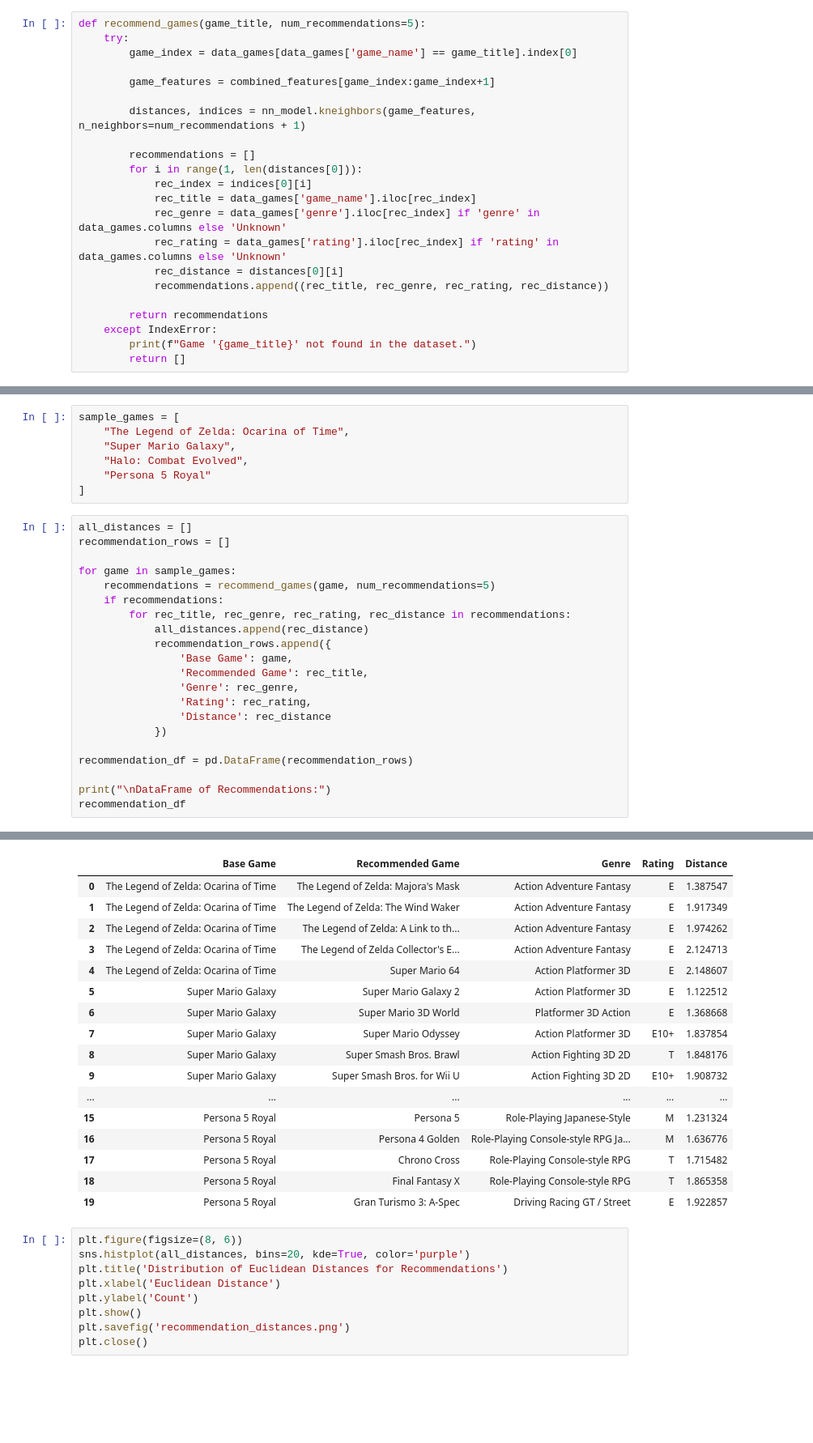
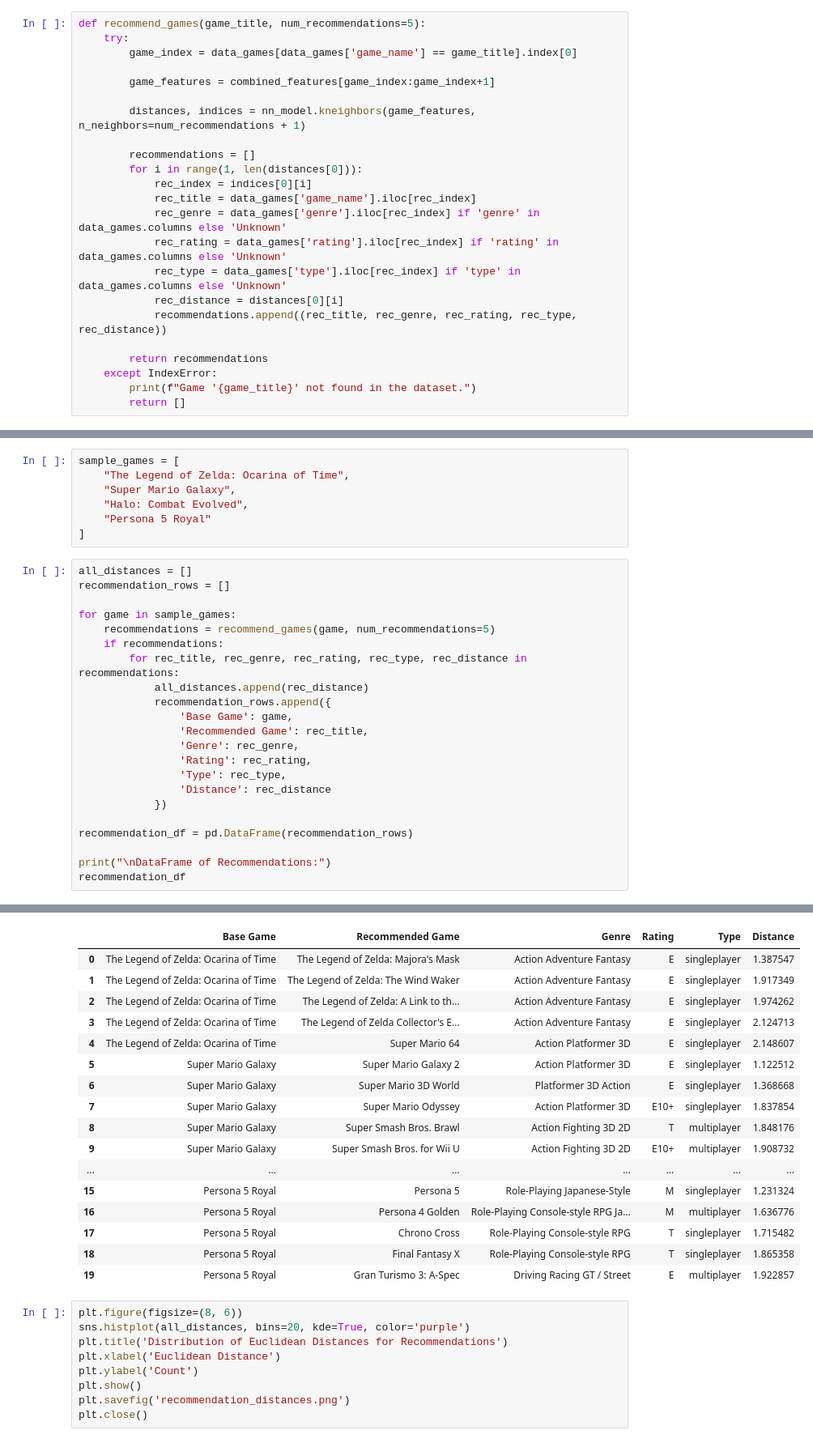
Before and after one commit to alfitranurr/DATA-MINING, a Jupyter notebook: PRACTICUM/MODUL 6/DEMO/modul6_demo.ipynb, the cells around one changed output, grey strips where cells are left out. Shown: that part at 81% size. Drawn from its saved outputs; the diff is of its cells as text; blank space fills up the shorter version.

```diff
--- a/PRACTICUM/MODUL 6/DEMO/modul6_demo.ipynb
+++ b/PRACTICUM/MODUL 6/DEMO/modul6_demo.ipynb
@@ -225,8 +225,9 @@ def recommend_games(game_title, num_recommendations=5):
             rec_title = data_games['game_name'].iloc[rec_index]
             rec_genre = data_games['genre'].iloc[rec_index] if 'genre' in data_games.columns else 'Unknown'
             rec_rating = data_games['rating'].iloc[rec_index] if 'rating' in data_games.columns else 'Unknown'
+            rec_type = data_games['type'].iloc[rec_index] if 'type' in data_games.columns else 'Unknown'
             rec_distance = distances[0][i]
-            recommendations.append((rec_title, rec_genre, rec_rating, rec_distance))
+            recommendations.append((rec_title, rec_genre, rec_rating, rec_type, rec_distance))
 
         return recommendations
     except IndexError:
@@ -244,43 +245,44 @@ sample_games = [
 # %%
 all_distances = []
 recommendation_rows = []
 
 for game in sample_games:
     recommendations = recommend_games(game, num_recommendations=5)
     if recommendations:
-        for rec_title, rec_genre, rec_rating, rec_distance in recommendations:
+        for rec_title, rec_genre, rec_rating, rec_type, rec_distance in recommendations:
             all_distances.append(rec_distance)
             recommendation_rows.append({
                 'Base Game': game,
                 'Recommended Game': rec_title,
                 'Genre': rec_genre,
                 'Rating': rec_rating,
+                'Type': rec_type,
                 'Distance': rec_distance
             })
 
 recommendation_df = pd.DataFrame(recommendation_rows)
 
 print("\nDataFrame of Recommendations:")
 recommendation_df
 # %% [output]
 DataFrame of Recommendations:
-|  | Base Game | Recommended Game | Genre | Rating | Distance |
-| 0 | The Legend of Zelda: Ocarina of Time | The Legend of Zelda: Majora's Mask | Action Adventure Fantasy | E | 1.387547 |
-| 1 | The Legend of Zelda: Ocarina of Time | The Legend of Zelda: The Wind Waker | Action Adventure Fantasy | E | 1.917349 |
-| 2 | The Legend of Zelda: Ocarina of Time | The Legend of Zelda: A Link to th... | Action Adventure Fantasy | E | 1.974262 |
-| 3 | The Legend of Zelda: Ocarina of Time | The Legend of Zelda Collector's E... | Action Adventure Fantasy | E | 2.124713 |
-| 4 | The Legend of Zelda: Ocarina of Time | Super Mario 64 | Action Platformer 3D | E | 2.148607 |
-| 5 | Super Mario Galaxy | Super Mario Galaxy 2 | Action Platformer 3D | E | 1.122512 |
-| 6 | Super Mario Galaxy | Super Mario 3D World | Platformer 3D Action | E | 1.368668 |
-| 7 | Super Mario Galaxy | Super Mario Odyssey | Action Platformer 3D | E10+ | 1.837854 |
-| 8 | Super Mario Galaxy | Super Smash Bros. Brawl | Action Fighting 3D 2D | T | 1.848176 |
-| 9 | Super Mario Galaxy | Super Smash Bros. for Wii U | Action Fighting 3D 2D | E10+ | 1.908732 |
-| ... | ... | ... | ... | ... | ... |
-| 15 | Persona 5 Royal | Persona 5 | Role-Playing Japanese-Style | M | 1.231324 |
-| 16 | Persona 5 Royal | Persona 4 Golden | Role-Playing Console-style RPG Ja... | M | 1.636776 |
-| 17 | Persona 5 Royal | Chrono Cross | Role-Playing Console-style RPG | T | 1.715482 |
-| 18 | Persona 5 Royal | Final Fantasy X | Role-Playing Console-style RPG | T | 1.865358 |
-| 19 | Persona 5 Royal | Gran Turismo 3: A-Spec | Driving Racing GT / Street | E | 1.922857 |
+|  | Base Game | Recommended Game | Genre | Rating | Type | Distance |
+| 0 | The Legend of Zelda: Ocarina of Time | The Legend of Zelda: Majora's Mask | Action Adventure Fantasy | E | singleplayer | 1.387547 |
+| 1 | The Legend of Zelda: Ocarina of Time | The Legend of Zelda: The Wind Waker | Action Adventure Fantasy | E | singleplayer | 1.917349 |
+| 2 | The Legend of Zelda: Ocarina of Time | The Legend of Zelda: A Link to th... | Action Adventure Fantasy | E | singleplayer | 1.974262 |
+| 3 | The Legend of Zelda: Ocarina of Time | The Legend of Zelda Collector's E... | Action Adventure Fantasy | E | singleplayer | 2.124713 |
+| 4 | The Legend of Zelda: Ocarina of Time | Super Mario 64 | Action Platformer 3D | E | singleplayer | 2.148607 |
+| 5 | Super Mario Galaxy | Super Mario Galaxy 2 | Action Platformer 3D | E | singleplayer | 1.122512 |
+| 6 | Super Mario Galaxy | Super Mario 3D World | Platformer 3D Action | E | singleplayer | 1.368668 |
+| 7 | Super Mario Galaxy | Super Mario Odyssey | Action Platformer 3D | E10+ | singleplayer | 1.837854 |
+| 8 | Super Mario Galaxy | Super Smash Bros. Brawl | Action Fighting 3D 2D | T | multiplayer | 1.848176 |
+| 9 | Super Mario Galaxy | Super Smash Bros. for Wii U | Action Fighting 3D 2D | E10+ | multiplayer | 1.908732 |
+| ... | ... | ... | ... | ... | ... | ... |
+| 15 | Persona 5 Royal | Persona 5 | Role-Playing Japanese-Style | M | singleplayer | 1.231324 |
+| 16 | Persona 5 Royal | Persona 4 Golden | Role-Playing Console-style RPG Ja... | M | multiplayer | 1.636776 |
+| 17 | Persona 5 Royal | Chrono Cross | Role-Playing Console-style RPG | T | singleplayer | 1.715482 |
+| 18 | Persona 5 Royal | Final Fantasy X | Role-Playing Console-style RPG | T | singleplayer | 1.865358 |
+| 19 | Persona 5 Royal | Gran Turismo 3: A-Spec | Driving Racing GT / Street | E | multiplayer | 1.922857 |
 # %%
 plt.figure(figsize=(8, 6))
 sns.histplot(all_distances, bins=20, kde=True, color='purple')
```
